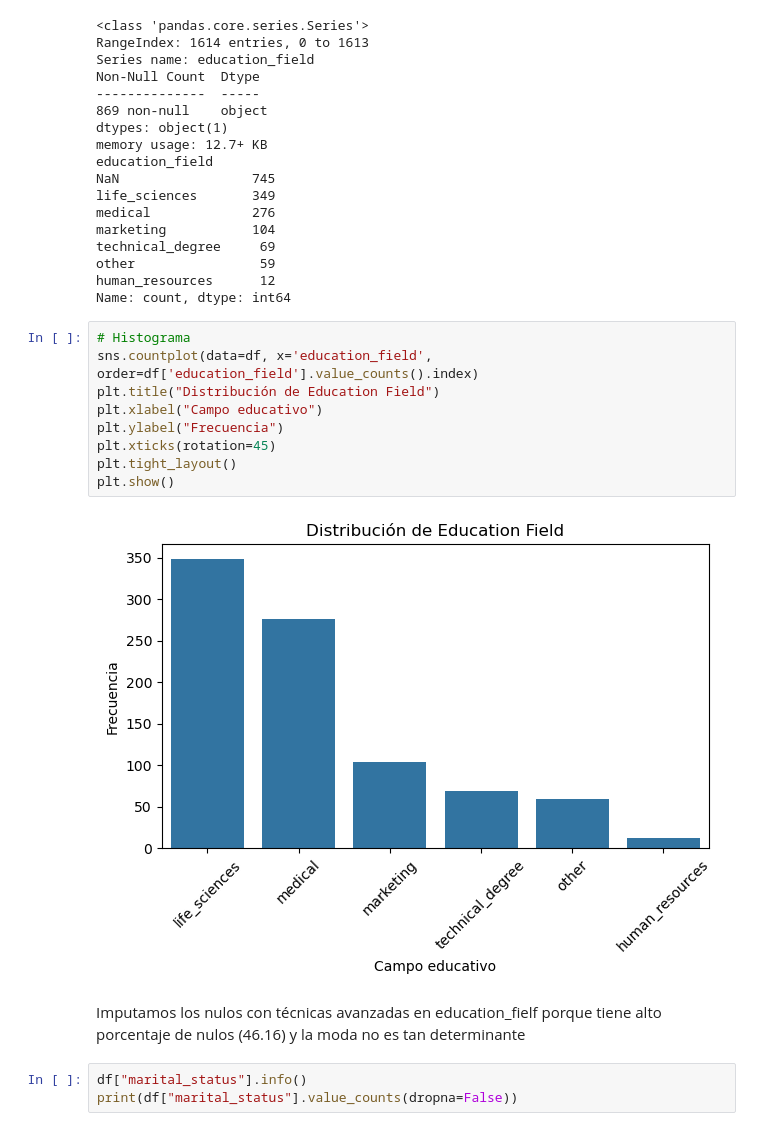
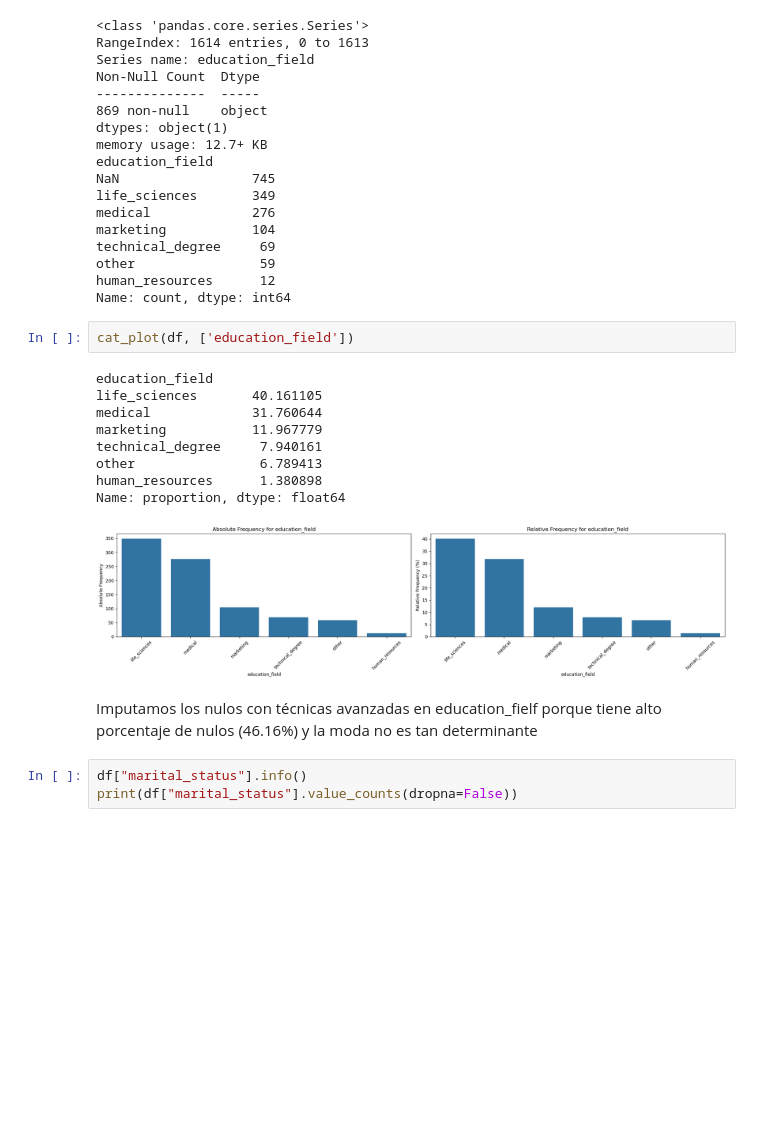
Before and after one commit to xcgrisales/project-da-promo-50-modulo-3-team-4, a Jupyter notebook: nulos.ipynb, the cells around one changed output. Saved outputs shown, nothing was run; the diff lists cells and outputs as text; blank space fills up the shorter version.

```diff
--- a/nulos.ipynb
+++ b/nulos.ipynb
@@ -316,19 +325,20 @@ technical_degree     69
 other                59
 human_resources      12
 Name: count, dtype: int64
-# %%
-# Histograma
-sns.countplot(data=df, x='education_field', order=df['education_field'].value_counts().index)
-plt.title("Distribución de Education Field")
-plt.xlabel("Campo educativo")
-plt.ylabel("Frecuencia")
-plt.xticks(rotation=45)
-plt.tight_layout()
-plt.show()
-# %% [output]
-[figure, removed]
+# %%
+cat_plot(df, ['education_field'])
+# %% [output]
+education_field
+life_sciences       40.161105
+medical             31.760644
+marketing           11.967779
+technical_degree     7.940161
+other                6.789413
+human_resources      1.380898
+Name: proportion, dtype: float64
+[figure, added]
 # %% [markdown]
-Imputamos los nulos con técnicas avanzadas en education_fielf porque tiene alto porcentaje de nulos (46.16) y la moda no es tan determinante
+Imputamos los nulos con técnicas avanzadas en education_fielf porque tiene alto porcentaje de nulos (46.16%) y la moda no es tan determinante
 # %%
 df["marital_status"].info()
 print(df["marital_status"].value_counts(dropna=False))
```
Also changed, not shown: parts of 84 cells of this notebook, 1 other file.
